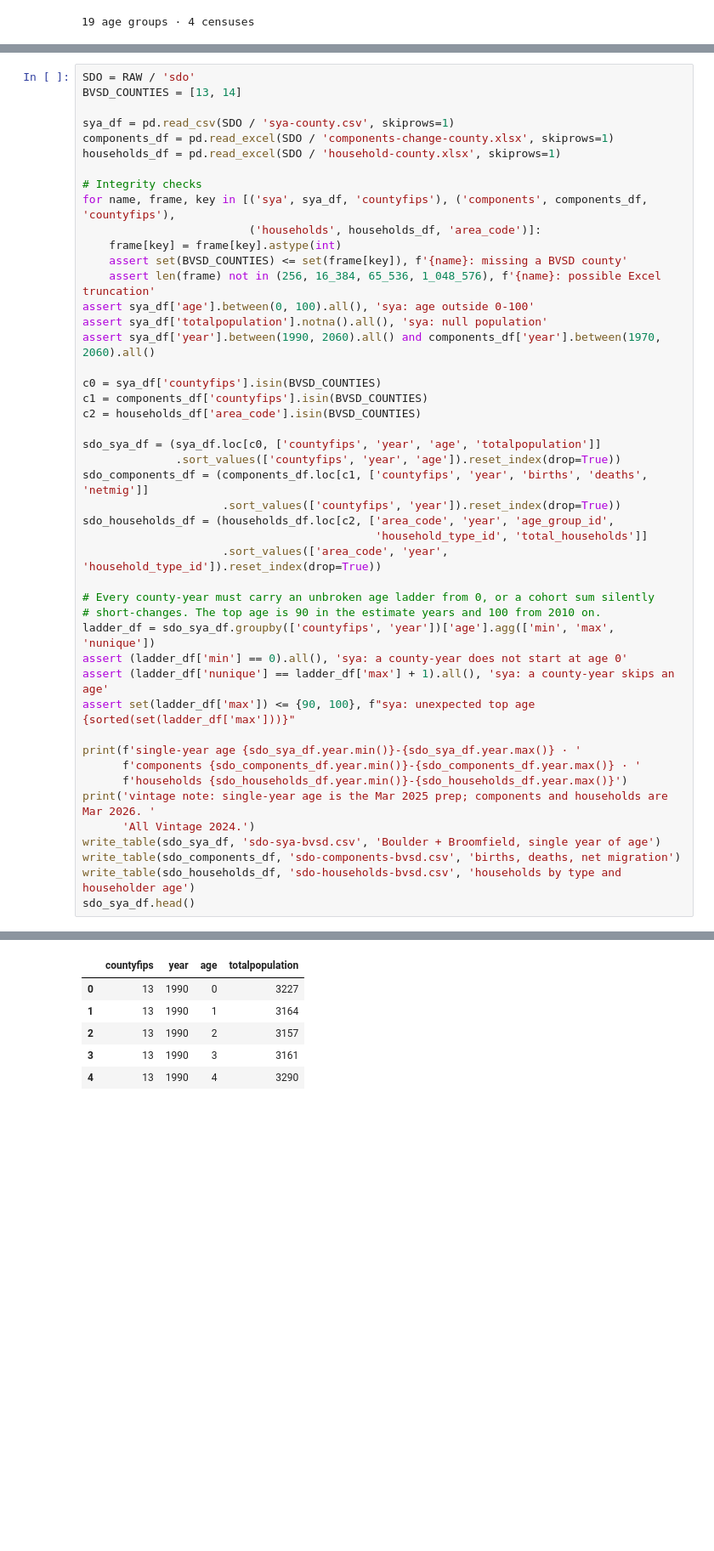
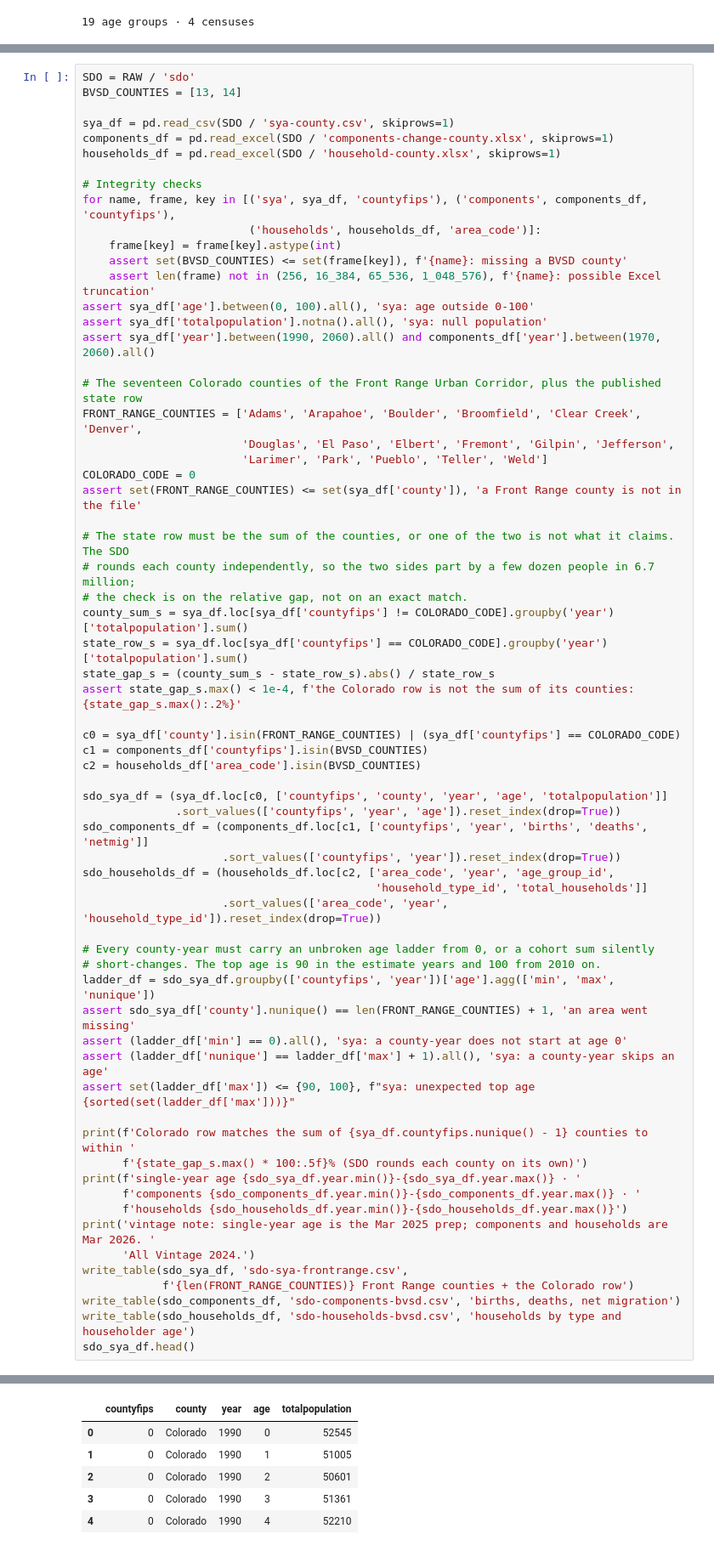
Before and after one commit to brianckeegan/charting-boulder, a Jupyter notebook: 2026-09-bvsd/bvsd-retrieval.ipynb, the cells around one changed output, grey strips where cells are left out. Shown at 85% size. Drawn from its saved outputs; the diff is of its cells as text; blank space fills up the shorter version.

```diff
--- a/2026-09-bvsd/bvsd-retrieval.ipynb
+++ b/2026-09-bvsd/bvsd-retrieval.ipynb
@@ -312,11 +320,26 @@ assert sya_df['age'].between(0, 100).all(), 'sya: age outside 0-100'
 assert sya_df['totalpopulation'].notna().all(), 'sya: null population'
 assert sya_df['year'].between(1990, 2060).all() and components_df['year'].between(1970, 2060).all()
 
-c0 = sya_df['countyfips'].isin(BVSD_COUNTIES)
+# The seventeen Colorado counties of the Front Range Urban Corridor, plus the published state row
+FRONT_RANGE_COUNTIES = ['Adams', 'Arapahoe', 'Boulder', 'Broomfield', 'Clear Creek', 'Denver',
+                        'Douglas', 'El Paso', 'Elbert', 'Fremont', 'Gilpin', 'Jefferson',
+                        'Larimer', 'Park', 'Pueblo', 'Teller', 'Weld']
+COLORADO_CODE = 0
+assert set(FRONT_RANGE_COUNTIES) <= set(sya_df['county']), 'a Front Range county is not in the file'
+
+# The state row must be the sum of the counties, or one of the two is not what it claims. The SDO
+# rounds each county independently, so the two sides part by a few dozen people in 6.7 million;
+# the check is on the relative gap, not on an exact match.
+county_sum_s = sya_df.loc[sya_df['countyfips'] != COLORADO_CODE].groupby('year')['totalpopulation'].sum()
+state_row_s = sya_df.loc[sya_df['countyfips'] == COLORADO_CODE].groupby('year')['totalpopulation'].sum()
+state_gap_s = (county_sum_s - state_row_s).abs() / state_row_s
+assert state_gap_s.max() < 1e-4, f'the Colorado row is not the sum of its counties: {state_gap_s.max():.2%}'
+
+c0 = sya_df['county'].isin(FRONT_RANGE_COUNTIES) | (sya_df['countyfips'] == COLORADO_CODE)
 c1 = components_df['countyfips'].isin(BVSD_COUNTIES)
 c2 = households_df['area_code'].isin(BVSD_COUNTIES)
 
-sdo_sya_df = (sya_df.loc[c0, ['countyfips', 'year', 'age', 'totalpopulation']]
+sdo_sya_df = (sya_df.loc[c0, ['countyfips', 'county', 'year', 'age', 'totalpopulation']]
               .sort_values(['countyfips', 'year', 'age']).reset_index(drop=True))
 sdo_components_df = (components_df.loc[c1, ['countyfips', 'year', 'births', 'deaths', 'netmig']]
                      .sort_values(['countyfips', 'year']).reset_index(drop=True))
@@ -327,16 +350,20 @@ sdo_households_df = (households_df.loc[c2, ['area_code', 'year', 'age_group_id',
 # Every county-year must carry an unbroken age ladder from 0, or a cohort sum silently
 # short-changes. The top age is 90 in the estimate years and 100 from 2010 on.
 ladder_df = sdo_sya_df.groupby(['countyfips', 'year'])['age'].agg(['min', 'max', 'nunique'])
+assert sdo_sya_df['county'].nunique() == len(FRONT_RANGE_COUNTIES) + 1, 'an area went missing'
 assert (ladder_df['min'] == 0).all(), 'sya: a county-year does not start at age 0'
 assert (ladder_df['nunique'] == ladder_df['max'] + 1).all(), 'sya: a county-year skips an age'
 assert set(ladder_df['max']) <= {90, 100}, f"sya: unexpected top age {sorted(set(ladder_df['max']))}"
 
+print(f'Colorado row matches the sum of {sya_df.countyfips.nunique() - 1} counties to within '
+      f'{state_gap_s.max() * 100:.5f}% (SDO rounds each county on its own)')
 print(f'single-year age {sdo_sya_df.year.min()}-{sdo_sya_df.year.max()} · '
       f'components {sdo_components_df.year.min()}-{sdo_components_df.year.max()} · '
       f'households {sdo_households_df.year.min()}-{sdo_households_df.year.max()}')
 print('vintage note: single-year age is the Mar 2025 prep; components and households are Mar 2026. '
       'All Vintage 2024.')
-write_table(sdo_sya_df, 'sdo-sya-bvsd.csv', 'Boulder + Broomfield, single year of age')
+write_table(sdo_sya_df, 'sdo-sya-frontrange.csv',
+            f'{len(FRONT_RANGE_COUNTIES)} Front Range counties + the Colorado row')
 write_table(sdo_components_df, 'sdo-components-bvsd.csv', 'births, deaths, net migration')
 write_table(sdo_households_df, 'sdo-households-bvsd.csv', 'households by type and householder age')
 sdo_sya_df.head()
@@ -347,11 +375,11 @@ data/processed/sdo-sya-bvsd.csv                   13,942 rows x 4 cols   Boulder
 data/processed/sdo-components-bvsd.csv               152 rows x 5 cols   births, deaths, net migration
 data/processed/sdo-households-bvsd.csv             2,050 rows x 5 cols   households by type and householder age
-|  | countyfips | year | age | totalpopulation |
-| 0 | 13 | 1990 | 0 | 3227 |
-| 1 | 13 | 1990 | 1 | 3164 |
-| 2 | 13 | 1990 | 2 | 3157 |
-| 3 | 13 | 1990 | 3 | 3161 |
-| 4 | 13 | 1990 | 4 | 3290 |
+|  | countyfips | county | year | age | totalpopulation |
+| 0 | 0 | Colorado | 1990 | 0 | 52545 |
+| 1 | 0 | Colorado | 1990 | 1 | 51005 |
+| 2 | 0 | Colorado | 1990 | 2 | 50601 |
+| 3 | 0 | Colorado | 1990 | 3 | 51361 |
+| 4 | 0 | Colorado | 1990 | 4 | 52210 |
 # %% [markdown]
 ## County projections to 2100 from the SSPs
 
```
Also changed, not shown: parts of 3 cells of this notebook, 14 other files.
